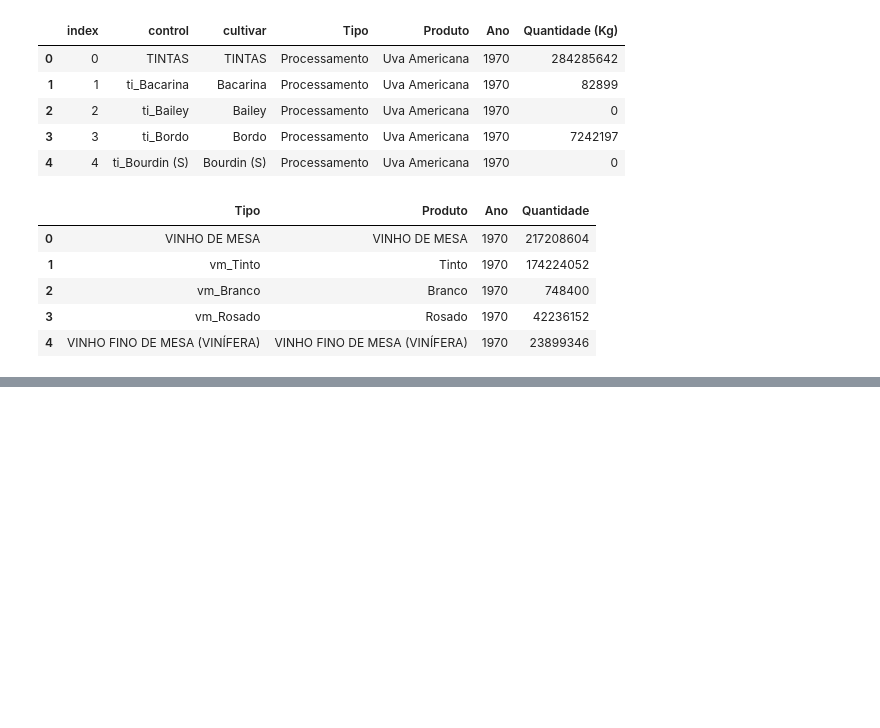
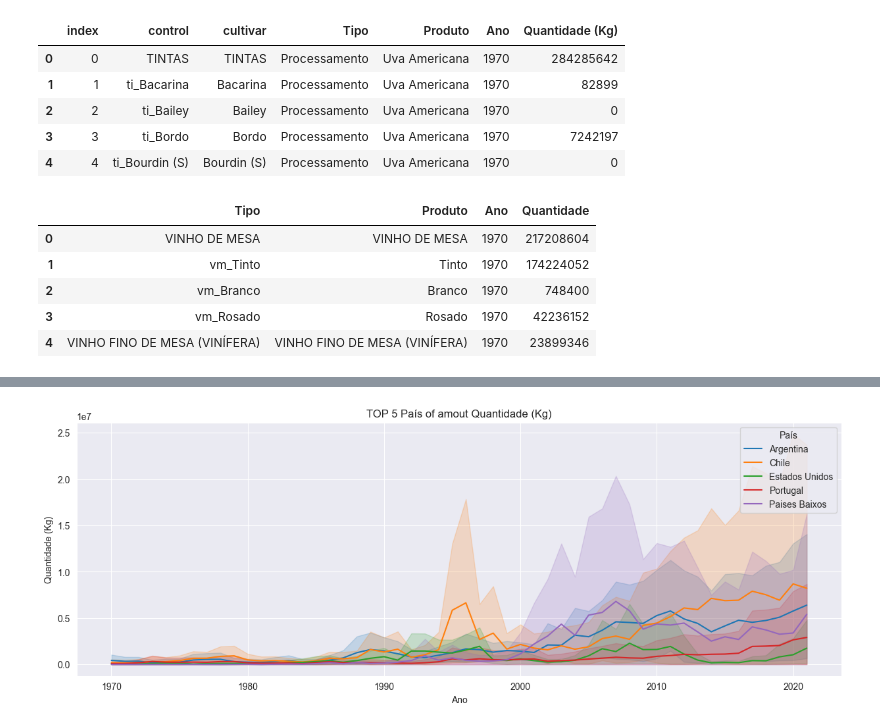
Before and after one commit to IgorNascAlves/Tech_Challenge_Fase01, a Jupyter notebook: notebooks/4 - explorando_todos_os_dados.ipynb, the cells around one changed output, grey strips where cells are left out. Cells and saved outputs as stored; diff of their text form; code cells hidden in the pictures; blank space fills up the shorter version.

```diff
--- a/notebooks/4 - explorando_todos_os_dados.ipynb
+++ b/notebooks/4 - explorando_todos_os_dados.ipynb
@@ -42,0 +65,10 @@ df_Producao.head()
+# %%
+#  graph time series df_Completo compare the TOP 5 País of amout Quantidade (Kg)
+TOP_5_Pais = df_Completo.groupby('País')['Quantidade (Kg)'].sum().sort_values(ascending=False).head(5).index
+sns.set_style('darkgrid')
+plt.figure(figsize=(15, 5))
+plt.title('TOP 5 País of amout Quantidade (Kg)')
+sns.lineplot(x='Ano', y='Quantidade (Kg)', hue='País', data=df_Completo[df_Completo['País'].isin(TOP_5_Pais)])
+plt.show()
+# %% [output]
+[figure, added]
```
Also changed, not shown: parts of 8 cells of this notebook.
